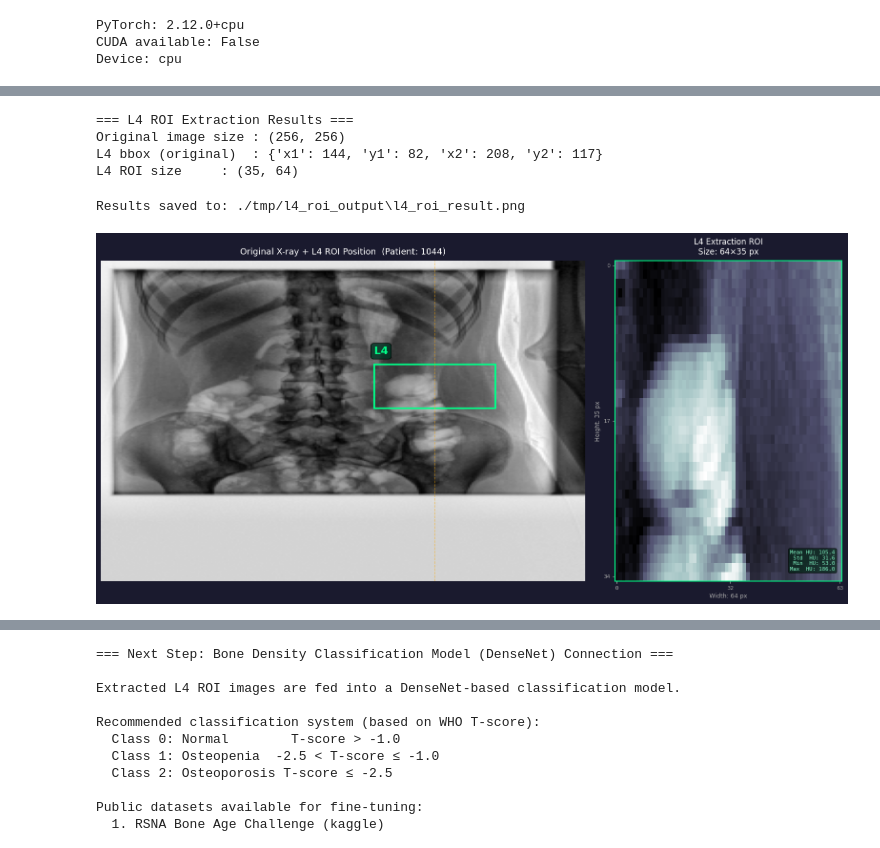
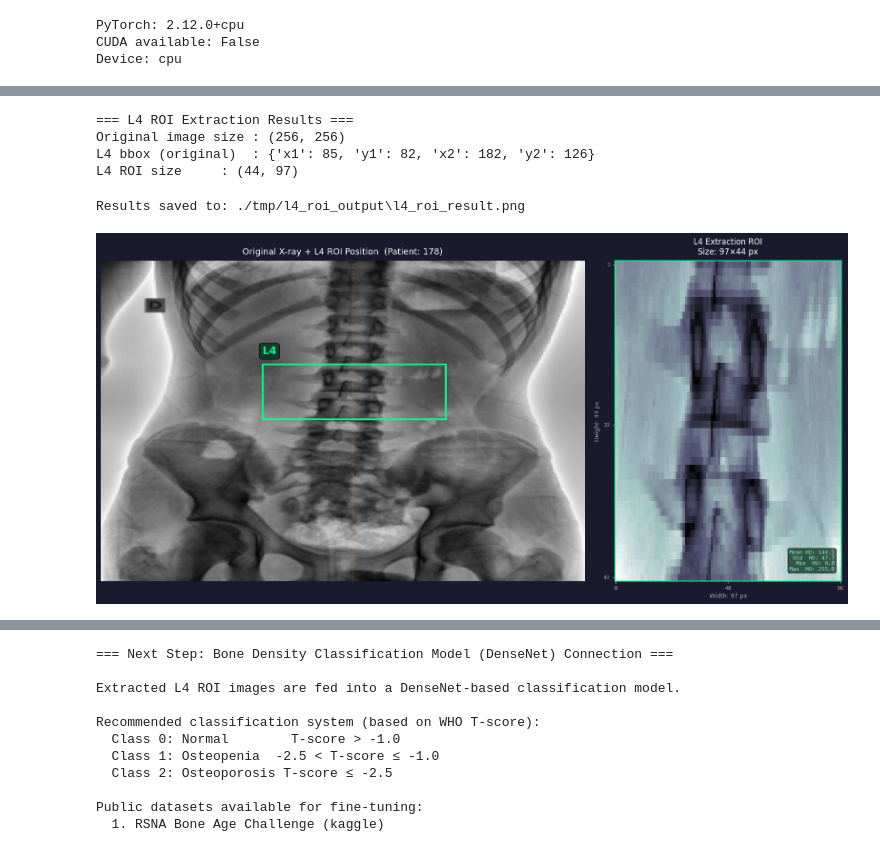
Before and after one commit to edodo/BMD, a Jupyter notebook: L4_Spine_ROI_Extraction.ipynb, the cells around one changed output, grey strips where cells are left out. Drawn from its saved outputs; the diff is of its cells as text; code cells hidden in the pictures.

```diff
--- a/L4_Spine_ROI_Extraction.ipynb
+++ b/L4_Spine_ROI_Extraction.ipynb
@@ -100,7 +101,7 @@ def load_dicom(dicom_path: str) -> dict:
 
 
 # ========== DICOM file path ==========
-DICOM_PATH = r"./dataset-dcm/train/gather/1.2.826.0.1.3680043.8.498.10406657579016312201439626146133412368-c.dcm"
+DICOM_PATH = r"./dataset-dcm/train/gather/1.2.826.0.1.3680043.8.498.11121020226184051416110461667223845149-c.dcm"
 
 dicom_data = load_dicom(DICOM_PATH)
 
@@ -385,7 +427,13 @@ l4_bbox_original = scale_bbox_to_original(
 )
 
 # L4 ROI Crop
-l4_roi = crop_l4_roi(processed['preprocessed'], l4_bbox_original)
+# Crop from original DICOM pixel array (original-resolution coords)
+l4_roi = crop_l4_roi(dicom_data['pixel_array'], l4_bbox_original)
+
+# Normalised uint8 copy for display
+l4_roi_display = l4_roi.copy().astype(np.float32)
+l4_roi_display = ((l4_roi_display - l4_roi_display.min()) /
+                  ((l4_roi_display.max() - l4_roi_display.min()) + 1e-8) * 255).astype(np.uint8)
 
 print("=== L4 ROI Extraction Results ===")
 print(f"Original image size : {processed['original_shape']}")
@@ -394,8 +442,8 @@ print(f"L4 ROI size     : {l4_roi.shape}")
 # %% [output]
 === L4 ROI Extraction Results ===
 Original image size : (256, 256)
-L4 bbox (original)  : {'x1': 144, 'y1': 82, 'x2': 208, 'y2': 117}
-L4 ROI size     : (35, 64)
+L4 bbox (original)  : {'x1': 85, 'y1': 82, 'x2': 182, 'y2': 126}
+L4 ROI size     : (44, 97)
 # %%
 # ============================================================
 # Cell 7: L4 ROI Extraction Results Visualization (Original + bbox + ROI Crop)
@@ -471,35 +519,35 @@ def visualize_l4_extraction(processed: dict,
         f"Max  HU: {l4_roi.max():.1f}"
     )
     ax2.text(0.97, 0.03, stats_text, transform=ax2.transAxes,
              fontsize=8, color='#88ffcc', ha='right', va='bottom',
              fontfamily='monospace',
              bbox=dict(boxstyle='round', facecolor='#002211', alpha=0.7))
 
     plt.tight_layout(pad=1.5)
 
     if save_path:
         plt.savefig(save_path, dpi=150, bbox_inches='tight',
                     facecolor=fig.get_facecolor())
         print(f"Results saved to: {save_path}")
 
     plt.show()
     return fig
 
 
 # Visualization execution
 OUTPUT_DIR = "./tmp/l4_roi_output"
 os.makedirs(OUTPUT_DIR, exist_ok=True)
 
 fig = visualize_l4_extraction(
     processed,
     l4_bbox_original,
-    l4_roi,
+    l4_roi_display,
     patient_id=meta.get('patient_id', ''),
     save_path=os.path.join(OUTPUT_DIR, 'l4_roi_result.png')
 )
 # %% [output]
 Results saved to: ./tmp/l4_roi_output\l4_roi_result.png
-[figure, old version]
+[figure, new version]
 # %% [markdown]
 [Refer Spine Bone] : https://www.joongang.co.kr/article/24124392
 ![alt text](<Spine Bone.jpg>)
```
Also changed, not shown: parts of 6 cells of this notebook.
